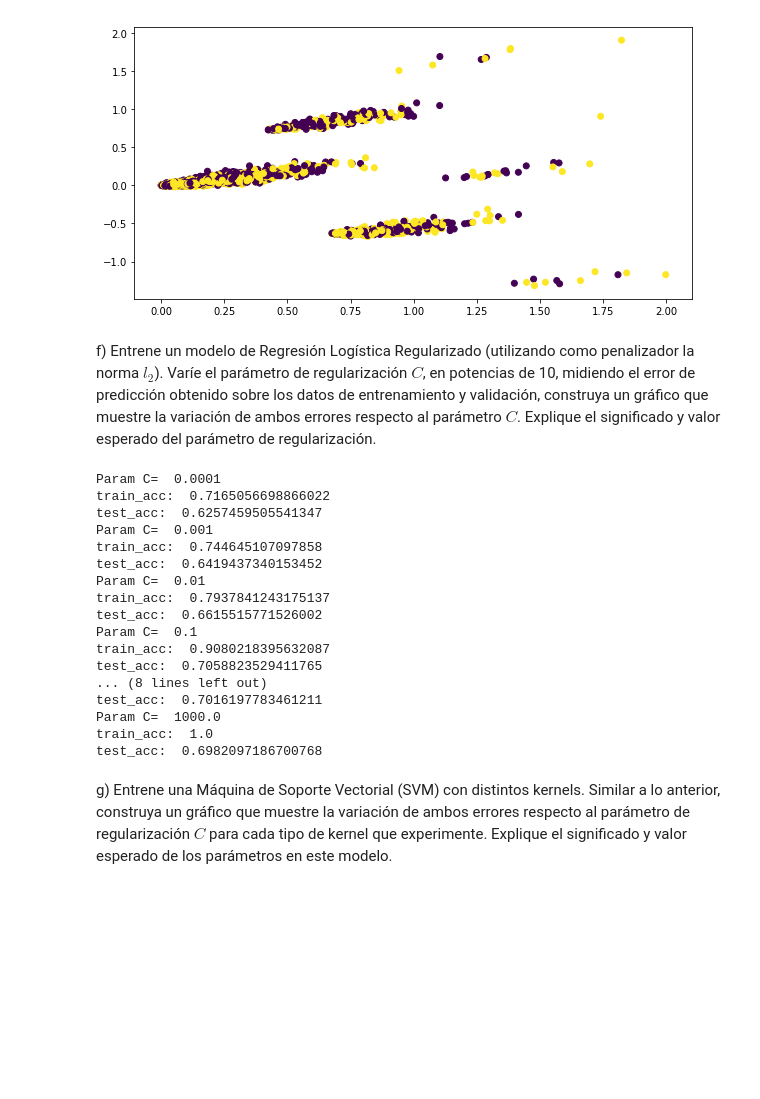
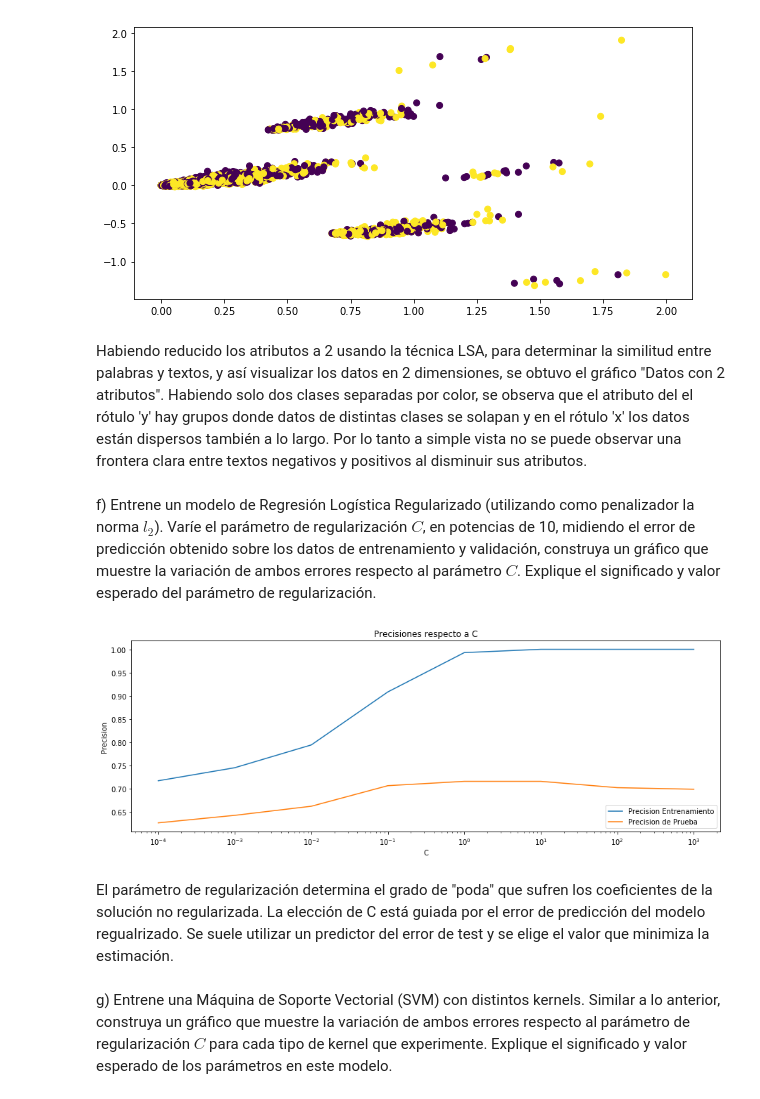
Before and after one commit to GVergaraD/Tarea2-INF393-II-2019, a Jupyter notebook: Tarea2-Sanchez-Vergara.ipynb, the cells around one changed output. Cells and saved outputs as stored; diff of their text form; code cells hidden in the pictures; blank space fills up the shorter version.

```diff
--- a/Tarea2-Sanchez-Vergara.ipynb
+++ b/Tarea2-Sanchez-Vergara.ipynb
@@ -193,0 +169,13 @@ CountVectorizer(analyzer='word', binary=False, decode_error='strict',
+# %%
+ordenado = dist.copy()
+ordenado.sort(reverse=True)
+ordenado
+cantidad = len(dist)
+j=0
+for i in range(10):
+    j=0
+    while(j<cantidad):
+        if(ordenado[i]==dist[j]):
+            print(vocab[j])
+            j=cantidad
+        j+=1
@@ -204,42 +206,47 @@ plt.scatter(x_plot[:,0], x_plot[:,1], c=labels_train)
 plt.show()
 # %% [output]
 [figure]
+# %% [markdown]
+
+Habiendo reducido los atributos a 2 usando la técnica LSA, para determinar la similitud entre palabras y textos, y así visualizar los datos en 2 dimensiones, se obtuvo el gráfico "Datos con 2 atributos". Habiendo solo dos clases separadas por color, se observa que el atributo del el rótulo 'y' hay grupos donde datos de distintas clases se solapan y en el rótulo 'x' los datos están dispersos también a lo largo. Por lo tanto a simple vista no se puede observar una frontera clara entre textos negativos y positivos al disminuir sus atributos.
 # %% [markdown]
 f) Entrene un modelo de Regresión Logística Regularizado (utilizando como penalizador la norma $l_2$). Varíe el parámetro de regularización $C$, en potencias de 10, midiendo el error de predicción obtenido sobre los datos de entrenamiento y validación, construya un gráfico que muestre la variación de ambos errores respecto al parámetro $C$. Explique el significado y valor esperado del parámetro de regularización.
 # %%
 from sklearn.linear_model import LogisticRegression
 def do_LOGIT(x,y,xv,yv, param):
-    print("Param C= ",param)
+    #print("Param C= ",param)
     model= LogisticRegression()
     #model= LogisticRegression(penalty='l2',C=param)
     model.set_params(C=param)
     model.fit(x,y)
     train_acc = model.score(x,y)
     test_acc = model.score(xv,yv)
     return model, train_acc, test_acc
 Cs = [10**i for i in np.arange(-4,4,dtype=float)]
+ParamC =list()
+TrainAcc = list()
+TestAcc = list()
 for i in Cs:
     model, train_acc, test_acc = do_LOGIT(features_train,labels_train,features_val,labels_val, param= i)
-    print("train_acc: ",train_acc)
-    print("test_acc: ",test_acc)
+    #print("train_acc: ",train_acc)
+    #print("test_acc: ",test_acc)
+    ParamC.append(i)
+    TrainAcc.append(train_acc)
+    TestAcc.append(test_acc)
+
+plt.figure(figsize=(15,5))
+plt.plot(ParamC, TrainAcc,label="Precision Entrenamiento")
+plt.plot(ParamC, TestAcc, label="Precision de Prueba")
+plt.xscale('log')
+plt.title('Precisiones respecto a C')
+plt.legend(loc='lower right')
+plt.ylabel("Precision")
+plt.xlabel("C")
+plt.show()
 # %% [output]
-Param C=  0.0001
-train_acc:  0.7165056698866022
-test_acc:  0.6257459505541347
-Param C=  0.001
-train_acc:  0.744645107097858
-test_acc:  0.6419437340153452
-Param C=  0.01
-train_acc:  0.7937841243175137
-test_acc:  0.6615515771526002
-Param C=  0.1
-train_acc:  0.9080218395632087
-test_acc:  0.7058823529411765
-... (8 lines left out)
-test_acc:  0.7016197783461211
-Param C=  1000.0
-train_acc:  1.0
-test_acc:  0.6982097186700768
+[figure, added]
+# %% [markdown]
+El parámetro de regularización determina el grado de "poda" que sufren los coeficientes de la solución no regularizada. La elección de C está guiada por el error de predicción del modelo regualrizado. Se suele utilizar un predictor del error de test y se elige el valor que minimiza la estimación.
 # %% [markdown]
 g) Entrene una Máquina de Soporte Vectorial (SVM) con distintos kernels. Similar a lo anterior, construya un gráfico que muestre la variación de ambos errores respecto al parámetro de regularización $C$ para cada tipo de kernel que experimente. Explique el significado y valor esperado de los parámetros en este modelo.
 # %%
```
Also changed, not shown: parts of 26 cells of this notebook.
